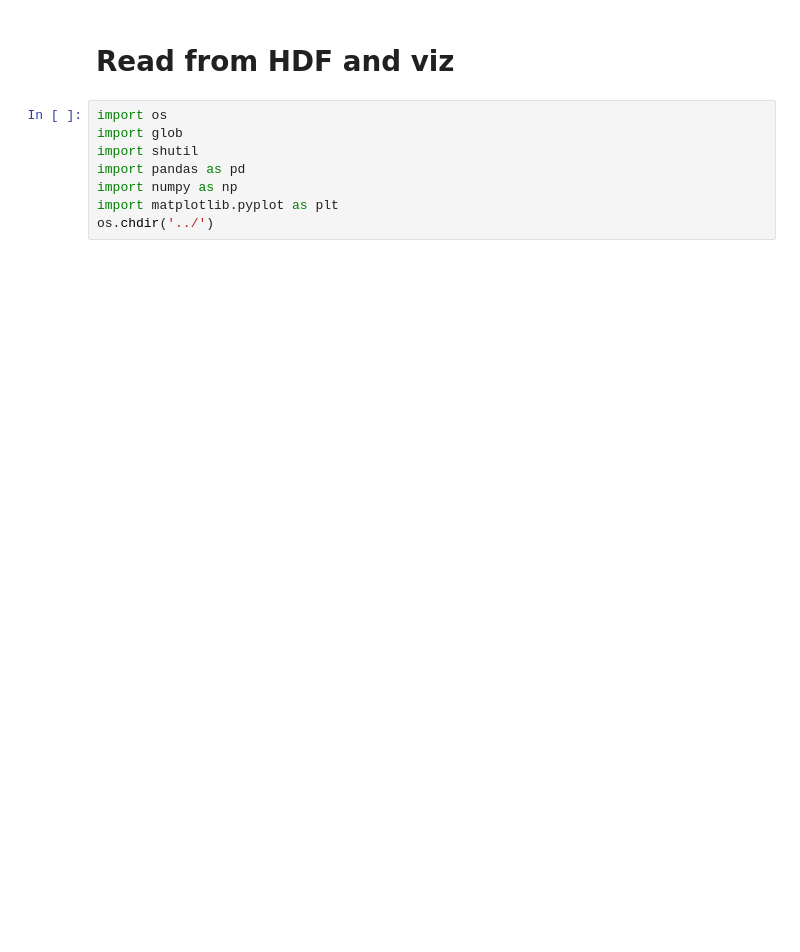
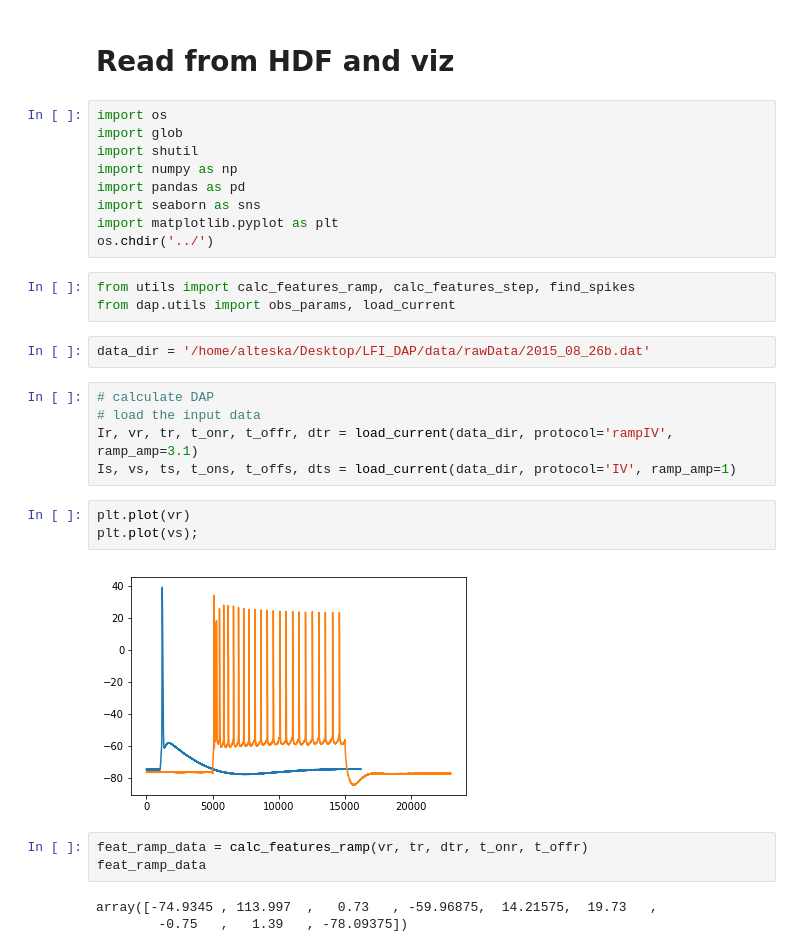
Before and after one commit to alTeska/DAP_analysis, a Jupyter notebook: param_analysis/notebooks/read_ready_hdf_0805.ipynb, the cells around one changed output. Saved outputs shown, nothing was run; the diff lists cells and outputs as text; blank space fills up the shorter version.

```diff
--- a/param_analysis/notebooks/read_ready_hdf_0805.ipynb
+++ b/param_analysis/notebooks/read_ready_hdf_0805.ipynb
@@ -4,7 +4,29 @@
 import os
 import glob
 import shutil
+import numpy as np
 import pandas as pd
-import numpy as np
+import seaborn as sns
 import matplotlib.pyplot as plt
 os.chdir('../')
+# %%
+from utils import calc_features_ramp, calc_features_step, find_spikes
+from dap.utils import obs_params, load_current
+# %%
+data_dir = '/home/alteska/Desktop/LFI_DAP/data/rawData/2015_08_26b.dat'
+# %%
+# calculate DAP
+# load the input data
+Ir, vr, tr, t_onr, t_offr, dtr = load_current(data_dir, protocol='rampIV', ramp_amp=3.1)
+Is, vs, ts, t_ons, t_offs, dts = load_current(data_dir, protocol='IV', ramp_amp=1)
+# %%
+plt.plot(vr)
+plt.plot(vs);
+# %% [output]
+[figure, added]
+# %%
+feat_ramp_data = calc_features_ramp(vr, tr, dtr, t_onr, t_offr)
+feat_ramp_data
+# %% [output]
+array([-74.9345 , 113.997  ,   0.73   , -59.96875,  14.21575,  19.73   ,
+        -0.75   ,   1.39   , -78.09375])
```
Also changed, not shown: parts of 14 cells of this notebook, 2 other files.
